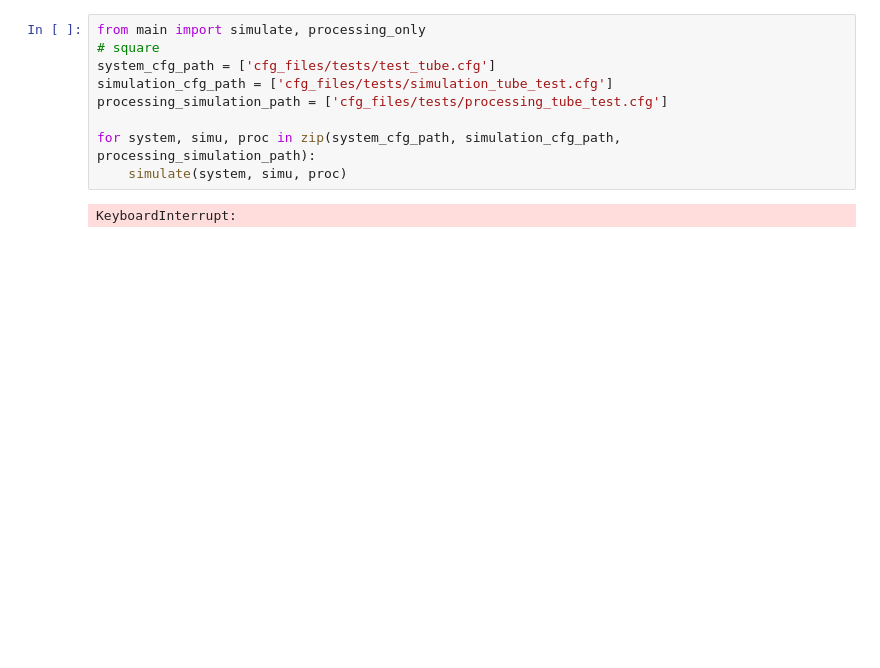
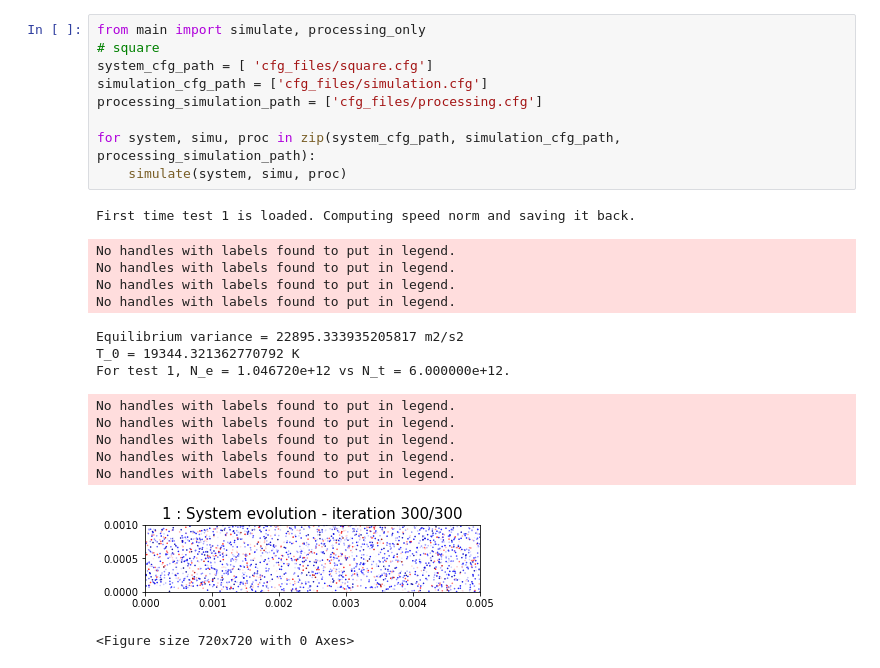
Before and after one commit to PaulCalot/neutralisation-faisceau-ions-negatifs-propulsion-satellite, a Jupyter notebook: Untitled2.ipynb, the cells around one changed output. Cells and saved outputs as stored; diff of their text form; blank space fills up the shorter version.

```diff
--- a/Untitled2.ipynb
+++ b/Untitled2.ipynb
@@ -1,11 +1,25 @@
 # %%
 from main import simulate, processing_only
 # square
-system_cfg_path = ['cfg_files/tests/test_tube.cfg']
-simulation_cfg_path = ['cfg_files/tests/simulation_tube_test.cfg']
-processing_simulation_path = ['cfg_files/tests/processing_tube_test.cfg']
+system_cfg_path = [ 'cfg_files/square.cfg']
+simulation_cfg_path = ['cfg_files/simulation.cfg']
+processing_simulation_path = ['cfg_files/processing.cfg']
 
 for system, simu, proc in zip(system_cfg_path, simulation_cfg_path, processing_simulation_path):
     simulate(system, simu, proc)
 # %% [output]
-KeyboardInterrupt:
+First time test 1 is loaded. Computing speed norm and saving it back.
+No handles with labels found to put in legend.
+No handles with labels found to put in legend.
+No handles with labels found to put in legend.
+No handles with labels found to put in legend.
+Equilibrium variance = 22895.333935205817 m2/s2
+T_0 = 19344.321362770792 K
+For test 1, N_e = 1.046720e+12 vs N_t = 6.000000e+12.
+No handles with labels found to put in legend.
+No handles with labels found to put in legend.
+No handles with labels found to put in legend.
+No handles with labels found to put in legend.
+No handles with labels found to put in legend.
+[figure, added]
+<Figure size 720x720 with 0 Axes>
```
Also changed, not shown: 20 other files.
